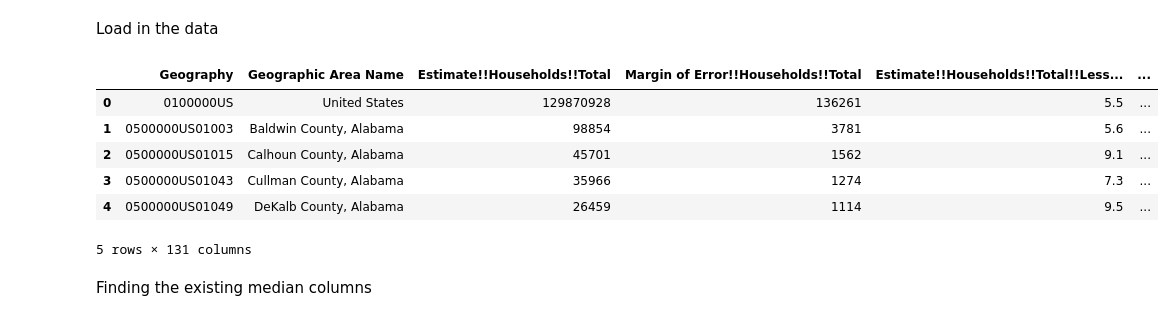
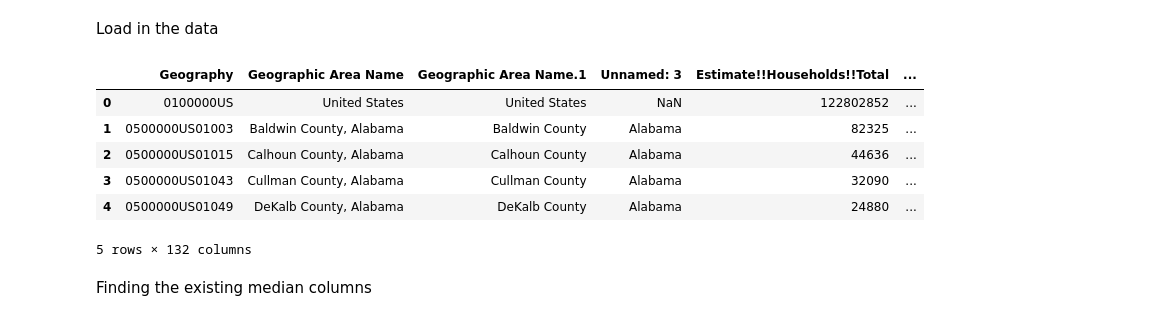
Before and after one commit to BrandyLarramore/Economic-Determinants-of-Healthcare-Decisions, a Jupyter notebook: notebooks/incomeanalysis.ipynb, the cells around one changed output. Cells and saved outputs as stored; diff of their text form; code cells hidden in the pictures.

Commit message:
added state fips, did more analysis on finance

```diff
--- a/notebooks/incomeanalysis.ipynb
+++ b/notebooks/incomeanalysis.ipynb
@@ -3,17 +5,17 @@ import pandas as pd
 # %% [markdown]
 Load in the data
 # %%
-file_path_i = '../data/income2022data.csv'
+file_path_i = '../data/income2019.csv'
 income_data = pd.read_csv(file_path_i, skiprows=[0])
 income_data.head()
 # %% [output]
-|  | Geography | Geographic Area Name | Estimate!!Households!!Total | Margin of Error!!Households!!Total | Estimate!!Households!!Total!!Less... | ... |
-| 0 | 0100000US | United States | 129870928 | 136261 | 5.5 | ... |
-| 1 | 0500000US01003 | Baldwin County, Alabama | 98854 | 3781 | 5.6 | ... |
-| 2 | 0500000US01015 | Calhoun County, Alabama | 45701 | 1562 | 9.1 | ... |
-| 3 | 0500000US01043 | Cullman County, Alabama | 35966 | 1274 | 7.3 | ... |
-| 4 | 0500000US01049 | DeKalb County, Alabama | 26459 | 1114 | 9.5 | ... |
+|  | Geography | Geographic Area Name | Geographic Area Name.1 | Unnamed: 3 | Estimate!!Households!!Total | ... |
+| 0 | 0100000US | United States | United States | NaN | 122802852 | ... |
+| 1 | 0500000US01003 | Baldwin County, Alabama | Baldwin County | Alabama | 82325 | ... |
+| 2 | 0500000US01015 | Calhoun County, Alabama | Calhoun County | Alabama | 44636 | ... |
+| 3 | 0500000US01043 | Cullman County, Alabama | Cullman County | Alabama | 32090 | ... |
+| 4 | 0500000US01049 | DeKalb County, Alabama | DeKalb County | Alabama | 24880 | ... |
-5 rows × 131 columns
+5 rows × 132 columns
 # %% [markdown]
 Finding the existing median columns
 # %%
```
Also changed, not shown: parts of 16 cells of this notebook, 5 other files.
